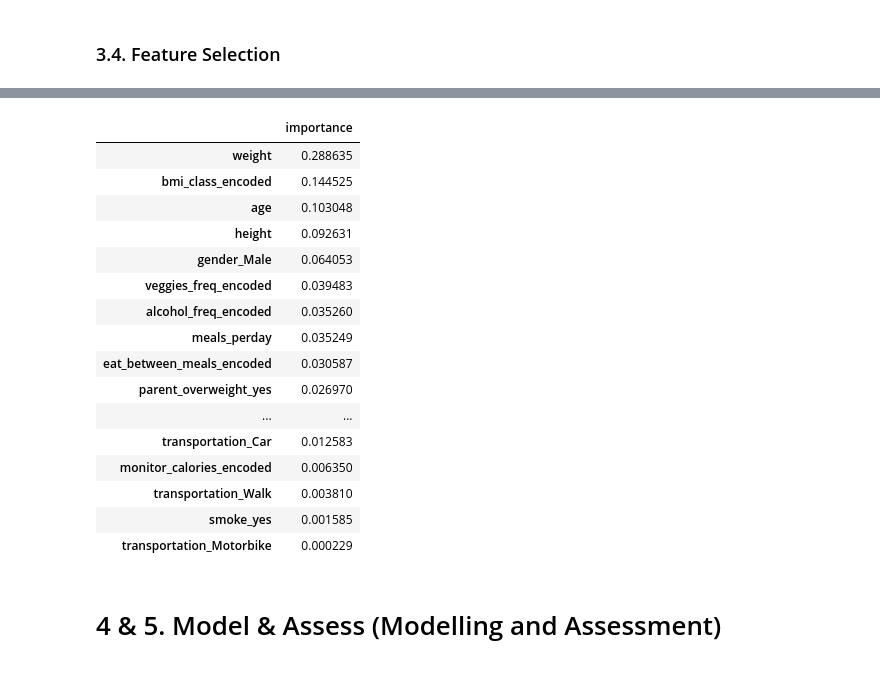
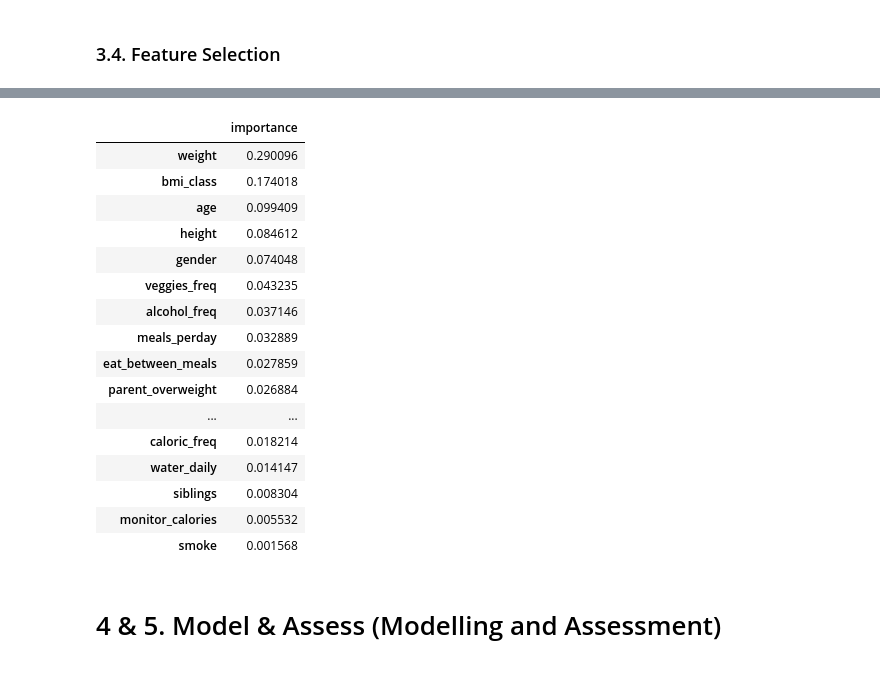
Before and after one commit to 0xMarc0s/IMS_ML_project, a Jupyter notebook: Project_Notebook_Template/Main Pipeline.ipynb, the cells around one changed output, grey strips where cells are left out. Drawn from its saved outputs; the diff is of its cells as text; code cells hidden in the pictures.

```diff
--- a/Project_Notebook_Template/Main Pipeline.ipynb
+++ b/Project_Notebook_Template/Main Pipeline.ipynb
@@ -461,5 +471,17 @@ obesity_train_preproc.head(3)
-# %%
-X = obesity_train_preproc.drop(columns=['obese_level'])
-y = obesity_train_preproc['obese_level']
-
-X_train, X_val, y_train, y_val = train_test_split(X, y, test_size=0.2, random_state=42, stratify=y)
+# %%
+X_train = obesity_train_preproc.copy()
+X_val = obesity_test_preproc.copy()
+y_val = y_test.copy()
+# %%
+from sklearn.linear_model import LogisticRegression
+from sklearn.metrics import classification_report
+
+# Initialize the Logistic Regression model
+log_reg = LogisticRegression(random_state=42)
+
+# Fit the model on the training data
+log_reg.fit(X_train, y_train)
+
+# Evaluate the model on the validation data
+y_pred_log_reg = log_reg.predict(X_val)
+print(classification_report(y_val, y_pred_log_reg))
@@ -695,0 +548,8 @@ weighted avg       0.92      0.92      0.92       321
+# %%
+from sklearn.ensemble import GradientBoostingClassifier
+
+tree_gb = GradientBoostingClassifier(random_state=42)
+
+tree_gb.fit(X_train, y_train)
+
+print(classification_report(y_val, tree_gb.predict(X_val)))
@@ -696,27 +736,27 @@ weighted avg       0.92      0.92      0.92       321
 # %%
 importances = best_rf.feature_importances_
 
-importances_df = pd.DataFrame(importances, index=X.columns, columns=['importance'])
+importances_df = pd.DataFrame(importances, index=X_train.columns, columns=['importance'])
 importances_df = importances_df.sort_values('importance', ascending=False)
 importances_df
 # %% [output]
 |  | importance |
-| weight | 0.288635 |
-| bmi_class_encoded | 0.144525 |
-| age | 0.103048 |
-| height | 0.092631 |
-| gender_Male | 0.064053 |
-| veggies_freq_encoded | 0.039483 |
-| alcohol_freq_encoded | 0.035260 |
-| meals_perday | 0.035249 |
-| eat_between_meals_encoded | 0.030587 |
-| parent_overweight_yes | 0.026970 |
+| weight | 0.290096 |
+| bmi_class | 0.174018 |
+| age | 0.099409 |
+| height | 0.084612 |
+| gender | 0.074048 |
+| veggies_freq | 0.043235 |
+| alcohol_freq | 0.037146 |
+| meals_perday | 0.032889 |
+| eat_between_meals | 0.027859 |
+| parent_overweight | 0.026884 |
 | ... | ... |
-| transportation_Car | 0.012583 |
-| monitor_calories_encoded | 0.006350 |
-| transportation_Walk | 0.003810 |
-| smoke_yes | 0.001585 |
-| transportation_Motorbike | 0.000229 |
+| caloric_freq | 0.018214 |
+| water_daily | 0.014147 |
+| siblings | 0.008304 |
+| monitor_calories | 0.005532 |
+| smoke | 0.001568 |
 # %% [markdown]
 <a class="anchor" id="">
 
```
Also changed, not shown: parts of 46 cells of this notebook.
